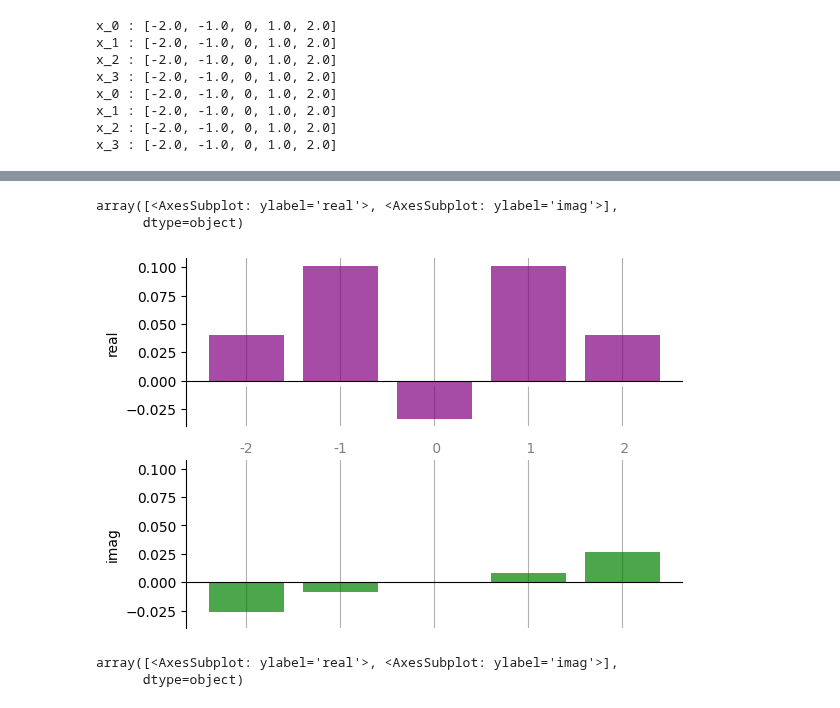
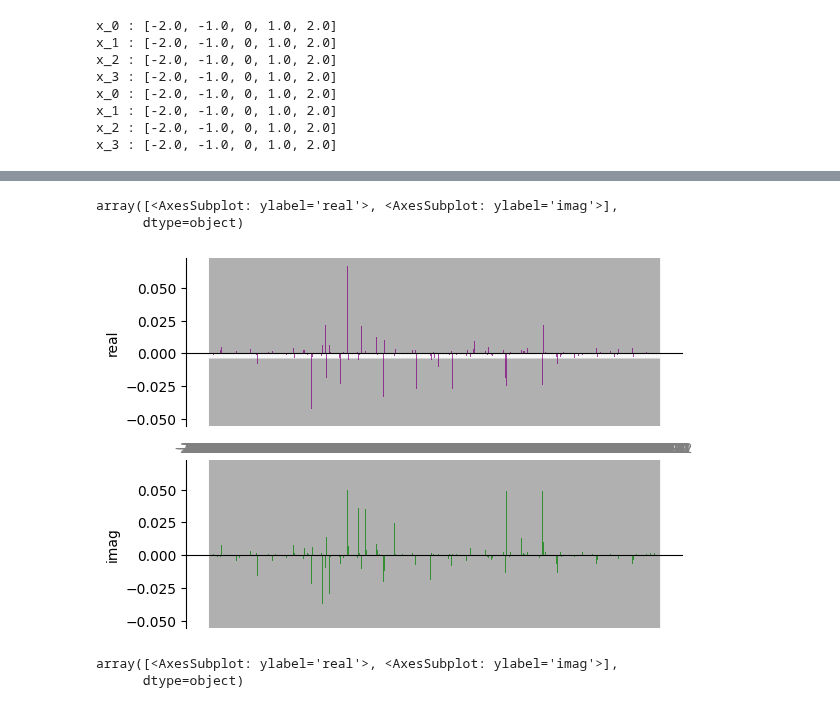
Before and after one commit to RodrigoCoelho7/VQC_Qlearning, a Jupyter notebook: test_notebook.ipynb, the cells around one changed output, grey strips where cells are left out. Cells and saved outputs as stored; diff of their text form; code cells hidden in the pictures.

```diff
--- a/test_notebook.ipynb
+++ b/test_notebook.ipynb
@@ -61,7 +61,7 @@ def entangling_layer(wires):
     qml.CZ(wires = [3,0])
 # %%
 def data_encoding(wires, data):
-    [qml.RX(data, wires[i], id = f"x_{i}") for i in range(len(wires))]
+    [qml.RX(data[i], wires[i], id = f"x_{i}") for i in range(len(wires))]
 # %%
 dev = qml.device("default.qubit", wires = 4)
 
@@ -132,8 +132,8 @@ from functools import partial
 partial_schuld_circuit = partial(schuld_datareup, params_schuld)
 partial_basic_circuit = partial(basic_datareup, params_basic)
 
-coeffs_schuld = coefficients(partial_schuld_circuit, 1, 2)
-coeffs_basic = coefficients(partial_basic_circuit, 1, 2)
+coeffs_schuld = coefficients(partial_schuld_circuit, 4, 2)
+coeffs_basic = coefficients(partial_basic_circuit, 4, 2)
 # %%
 coeffs_schuld
 # %% [output]
@@ -151,11 +179,11 @@ from pennylane.fourier.visualize import *
 import matplotlib.pyplot as plt
 # %%
 fig, ax = plt.subplots(2, 1, sharex=True, sharey=True) # Set up the axes
-bar(coeffs_schuld, 1, ax)
+bar(coeffs_schuld, 4, ax)
 # %% [output]
 array([<AxesSubplot: ylabel='real'>, <AxesSubplot: ylabel='imag'>],
       dtype=object)
-[figure, old version]
+[figure, new version]
 # %%
 fig, ax = plt.subplots(2, 1, sharex=True, sharey=True) # Set up the axes
 bar(coeffs_basic, 1, ax)
```
Also changed, not shown: parts of 27 cells of this notebook, 3 other files.
